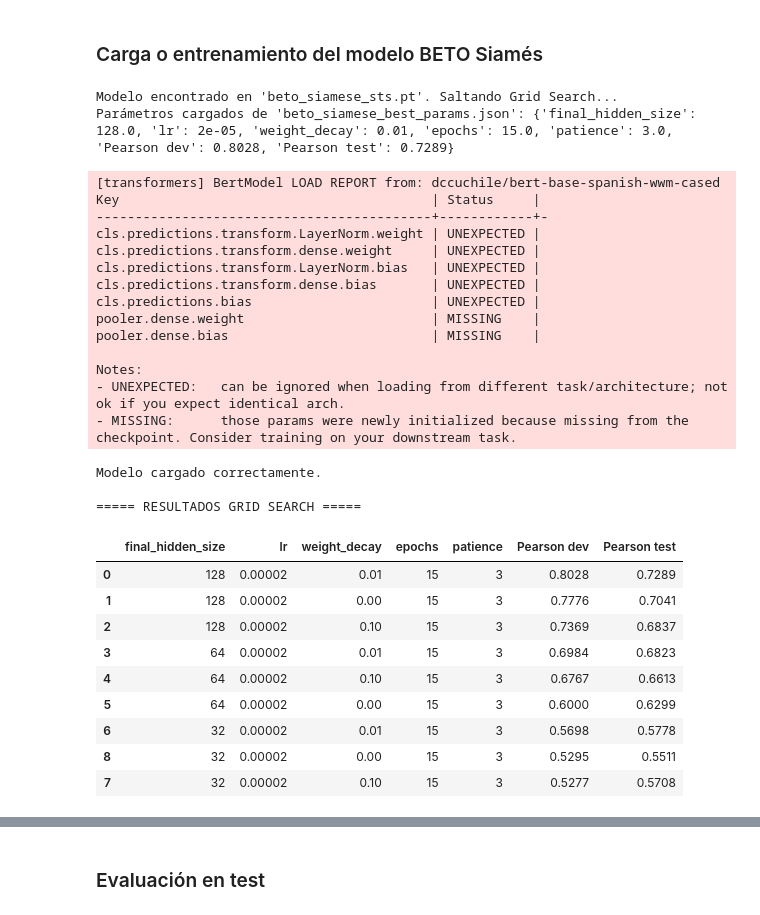
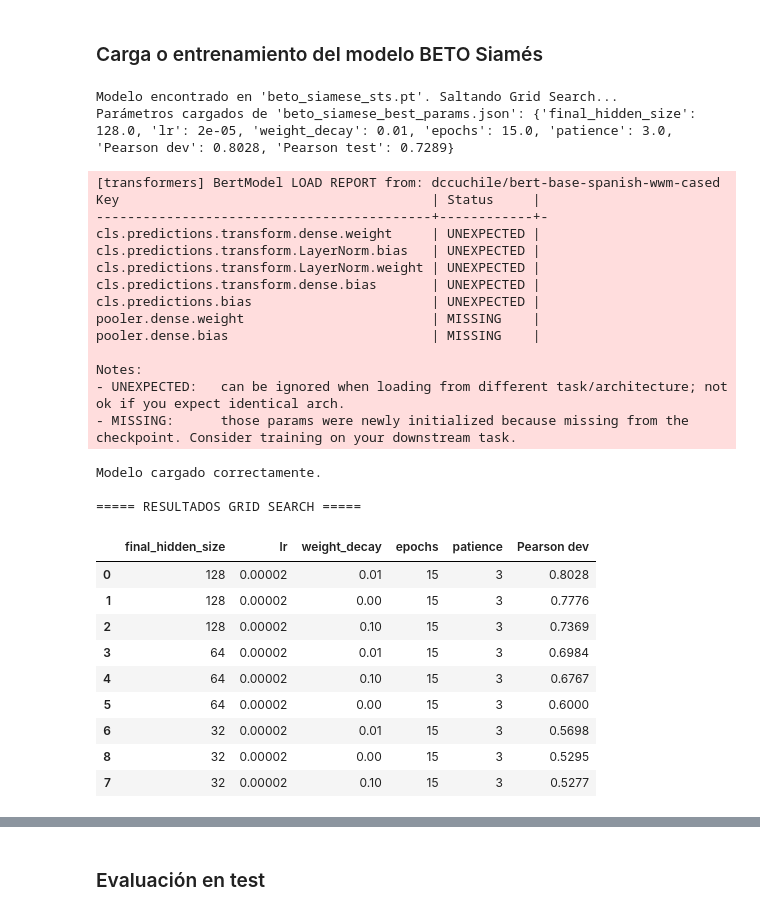
Before and after one commit to Lihao006/P4plh, a Jupyter notebook: practica4_completa.ipynb, the cells around one changed output, grey strips where cells are left out. Cells and saved outputs as stored; diff of their text form; code cells hidden in the pictures.

```diff
--- a/practica4_completa.ipynb
+++ b/practica4_completa.ipynb
@@ -2206,10 +2229,7 @@ if BASE_MODEL_KEY is not None:
     print(f"Modelo base para embeddings: Word2Vec-{BASE_MODEL_KEY} ({base_model.vector_size}d)")
 
     # Preparar vocabulario y matriz de embeddings del corpus STS
-    all_sents = (train_df['sentence1'].tolist() + train_df['sentence2'].tolist() +
-                dev_df['sentence1'].tolist()   + dev_df['sentence2'].tolist() +
-                test_df['sentence1'].tolist()  + test_df['sentence2'].tolist())
-    # No es data leakage: solo usamos el texto para construir la matriz de embeddings, no los usamos para entrenar el modelo de word embeddings ni para ajustar los pesos del modelo siamés.
+    all_sents = (train_df['sentence1'].tolist() + train_df['sentence2'].tolist())
 
     np.random.seed(SEED)
     torch.manual_seed(SEED)
@@ -2246,8 +2266,8 @@ if BASE_MODEL_KEY is not None:
             print(f"  Cargando pesos existentes de {nombre_fichero}...")
             model_siam.load_state_dict(torch.load(nombre_fichero, map_location=DEVICE, weights_only=True))
         else:
-            print(f"  No se encontró modelo previo. Iniciando entrenamiento de 15 epochs...")
-            train_siamese(model_siam, train_dl, dev_dl, epochs=15, lr=1e-5, patience=3)
+            print(f"  No se encontró modelo previo. Iniciando entrenamiento de 20 epochs...")
+            train_siamese(model_siam, train_dl, dev_dl, epochs=20, lr=1e-3, patience=3)
             torch.save(model_siam.state_dict(), nombre_fichero)
             print(f"  Modelo guardado como {nombre_fichero}")
 
@@ -2278,7 +2298,7 @@ if BASE_MODEL_KEY is not None:
         model_rand.load_state_dict(torch.load(nombre_fichero_rand, map_location=DEVICE, weights_only=True))
     else:
         print("  Iniciando entrenamiento desde cero (aleatorio)...")
-        train_siamese(model_rand, train_dl, dev_dl, epochs=15, lr=1e-3, patience=3)
+        train_siamese(model_rand, train_dl, dev_dl, epochs=20, lr=1e-3, patience=3)
         torch.save(model_rand.state_dict(), nombre_fichero_rand)
 
     test_pear_rand = eval_pearson(model_rand, test_dl)
@@ -2606,7 +2625,7 @@ else:
 
     combis_existentes = {
         (int(r['final_hidden_size']), float(r['lr']), float(r['weight_decay']),
-         int(r['epochs']), int(r['patience']))
+        int(r['epochs']), int(r['patience']))
         for r in resultados_grid
     }
 
@@ -2634,21 +2653,11 @@ else:
             patience=params['patience'], weight_decay=params['weight_decay'],
         )
 
-        model.eval()
-        preds_test, golds_test = [], []
-        with torch.no_grad():
-            for ids1, mask1, ids2, mask2, scores in bert_test_dl:
-                p = model(ids1.to(DEVICE), mask1.to(DEVICE),
-                          ids2.to(DEVICE), mask2.to(DEVICE)).cpu().numpy()
-                preds_test.extend(p)
-                golds_test.extend(scores.numpy())
 
-        test_pearson = float(_corr_stat(pearsonr(preds_test, golds_test)))
         resultados_grid.append({**params,
-                                 'Pearson dev':  round(best_dev,      4),
-                                 'Pearson test': round(test_pearson,   4)})
+                         'Pearson dev': round(best_dev, 4)})
         pd.DataFrame(resultados_grid).to_csv(BERT_GRID_CSV, index=False)
-        print(f"-> Pearson test: {test_pearson:.4f} | Guardado en '{BERT_GRID_CSV}'.")
+        print(f"-> Pearson dev: {best_dev:.4f} | Guardado en '{BERT_GRID_CSV}'.")
 
     df_grid = pd.DataFrame(resultados_grid).sort_values('Pearson dev', ascending=False)
     print("\n===== RESULTADOS GRID SEARCH =====")
@@ -2666,42 +2675,42 @@ else:
         final_hidden_size=int(best_params['final_hidden_size'])
     ).to(DEVICE)
     train_bert_siamese(
         bert_model, bert_train_dl, bert_dev_dl,
         epochs=int(best_params['epochs']),
         lr=best_params['lr'],
         patience=int(best_params['patience']),
         weight_decay=best_params['weight_decay'],
     )
     torch.save(bert_model.state_dict(), BERT_MODEL_FILE)
     print(f"Mejor modelo guardado en '{BERT_MODEL_FILE}'.")
 # %% [output]
 Modelo encontrado en 'beto_siamese_sts.pt'. Saltando Grid Search...
 Parámetros cargados de 'beto_siamese_best_params.json': {'final_hidden_size': 128.0, 'lr': 2e-05, 'weight_decay': 0.01, 'epochs': 15.0, 'patience': 3.0, 'Pearson dev': 0.8028, 'Pearson test': 0.7289}
 [transformers] BertModel LOAD REPORT from: dccuchile/bert-base-spanish-wwm-cased
 Key                                        | Status     |
 -------------------------------------------+------------+-
-cls.predictions.transform.LayerNorm.weight | UNEXPECTED |
 cls.predictions.transform.dense.weight     | UNEXPECTED |
 cls.predictions.transform.LayerNorm.bias   | UNEXPECTED |
+cls.predictions.transform.LayerNorm.weight | UNEXPECTED |
 cls.predictions.transform.dense.bias       | UNEXPECTED |
 cls.predictions.bias                       | UNEXPECTED |
 pooler.dense.weight                        | MISSING    |
 pooler.dense.bias                          | MISSING    |
 
 Notes:
 - UNEXPECTED:   can be ignored when loading from different task/architecture; not ok if you expect identical arch.
 - MISSING:      those params were newly initialized because missing from the checkpoint. Consider training on your downstream task.
 Modelo cargado correctamente.
 
 ===== RESULTADOS GRID SEARCH =====
-|  | final_hidden_size | lr | weight_decay | epochs | patience | Pearson dev | Pearson test |
-| 0 | 128 | 0.00002 | 0.01 | 15 | 3 | 0.8028 | 0.7289 |
-| 1 | 128 | 0.00002 | 0.00 | 15 | 3 | 0.7776 | 0.7041 |
-| 2 | 128 | 0.00002 | 0.10 | 15 | 3 | 0.7369 | 0.6837 |
-| 3 | 64 | 0.00002 | 0.01 | 15 | 3 | 0.6984 | 0.6823 |
-| 4 | 64 | 0.00002 | 0.10 | 15 | 3 | 0.6767 | 0.6613 |
-| 5 | 64 | 0.00002 | 0.00 | 15 | 3 | 0.6000 | 0.6299 |
-| 6 | 32 | 0.00002 | 0.01 | 15 | 3 | 0.5698 | 0.5778 |
-| 8 | 32 | 0.00002 | 0.00 | 15 | 3 | 0.5295 | 0.5511 |
-| 7 | 32 | 0.00002 | 0.10 | 15 | 3 | 0.5277 | 0.5708 |
+|  | final_hidden_size | lr | weight_decay | epochs | patience | Pearson dev |
+| 0 | 128 | 0.00002 | 0.01 | 15 | 3 | 0.8028 |
+| 1 | 128 | 0.00002 | 0.00 | 15 | 3 | 0.7776 |
+| 2 | 128 | 0.00002 | 0.10 | 15 | 3 | 0.7369 |
+| 3 | 64 | 0.00002 | 0.01 | 15 | 3 | 0.6984 |
+| 4 | 64 | 0.00002 | 0.10 | 15 | 3 | 0.6767 |
+| 5 | 64 | 0.00002 | 0.00 | 15 | 3 | 0.6000 |
+| 6 | 32 | 0.00002 | 0.01 | 15 | 3 | 0.5698 |
+| 8 | 32 | 0.00002 | 0.00 | 15 | 3 | 0.5295 |
+| 7 | 32 | 0.00002 | 0.10 | 15 | 3 | 0.5277 |
 # %% [markdown]
```
Also changed, not shown: parts of 24 cells of this notebook, 9 other files.
